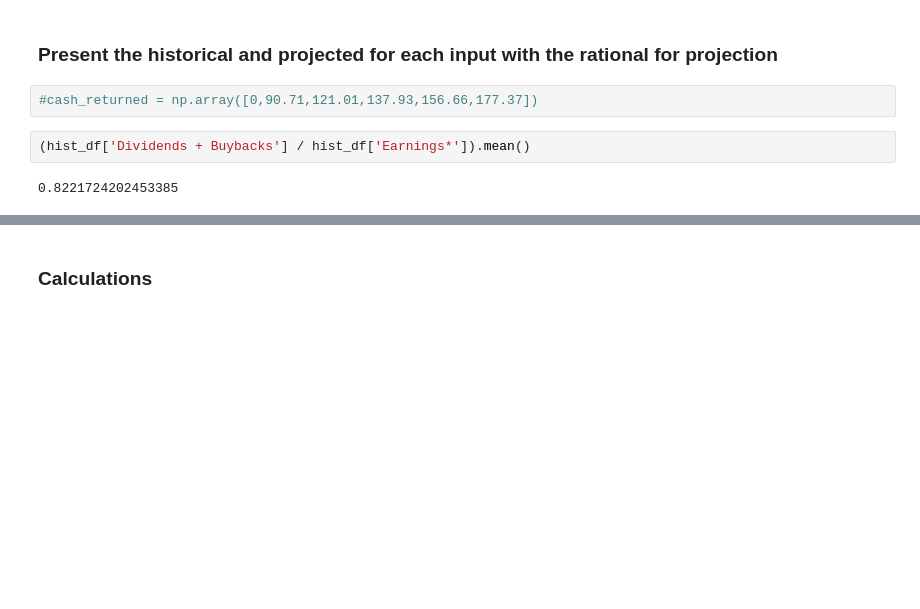
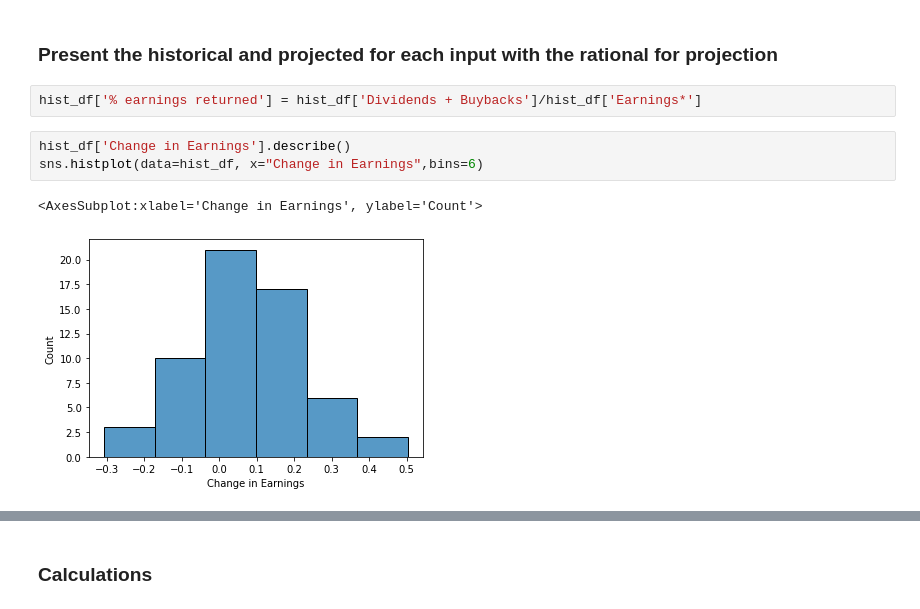
Before and after one commit to aguilalv/CorpFinSandbox, a Jupyter notebook: 2020.06.01 - S&P500 valuation.ipynb, the cells around one changed output, grey strips where cells are left out. Cells and saved outputs as stored; diff of their text form; blank space fills up the shorter version.

```diff
--- a/2020.06.01 - S&P500 valuation.ipynb
+++ b/2020.06.01 - S&P500 valuation.ipynb
@@ -65,9 +69,11 @@ inputs_df['div&bb'] = hist_df['Dividends + Buybacks']
 # Keep adding historical values for all the other elements of the valuation
 # %% [markdown]
 ### Present the historical and projected for each input with the rational for projection
-# %%
-#cash_returned = np.array([0,90.71,121.01,137.93,156.66,177.37])
 # %%
-(hist_df['Dividends + Buybacks'] / hist_df['Earnings*']).mean()
+hist_df['% earnings returned'] = hist_df['Dividends + Buybacks']/hist_df['Earnings*']
-# %% [output]
-0.8221724202453385
+# %%
+hist_df['Change in Earnings'].describe()
+sns.histplot(data=hist_df, x="Change in Earnings",bins=6)
+# %% [output]
+<AxesSubplot:xlabel='Change in Earnings', ylabel='Count'>
+[figure, added]
```
Also changed, not shown: parts of 6 cells of this notebook.
